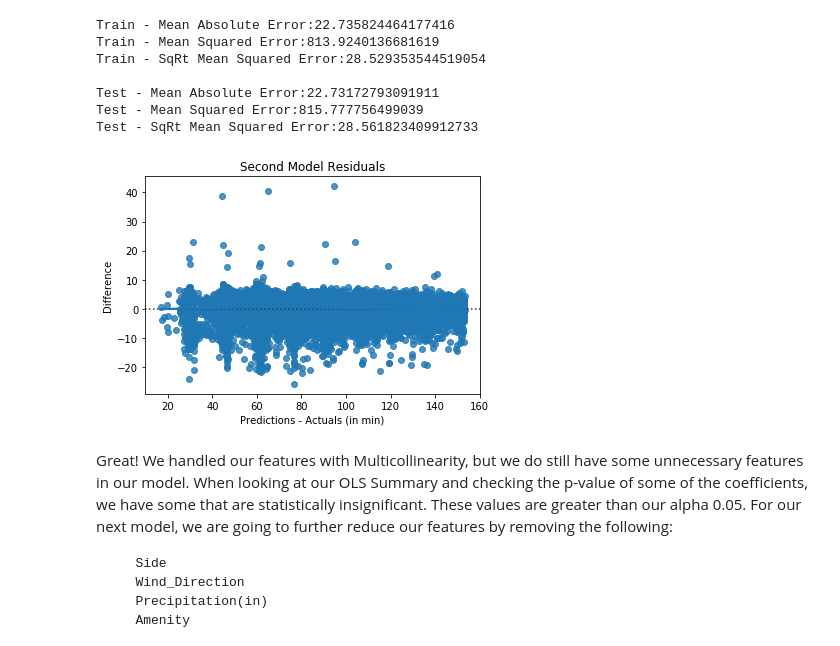
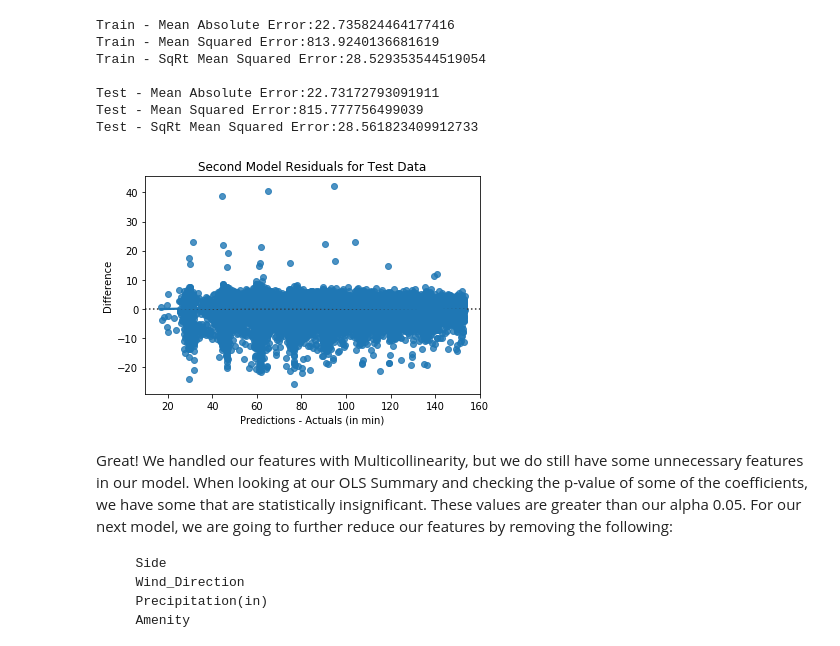
Before and after one commit to mcerow/traffic_times, a Jupyter notebook: Mod2Project - Linear Regression Modeling.ipynb, the cells around one changed output. Saved outputs shown, nothing was run; the diff lists cells and outputs as text; code cells hidden in the pictures.

```diff
--- a/Mod2Project - Linear Regression Modeling.ipynb
+++ b/Mod2Project - Linear Regression Modeling.ipynb
@@ -373,13 +372,13 @@ Test - Mean Absolute Error:22.73172793091911
 Test - Mean Squared Error:815.777756499039
 Test - SqRt Mean Squared Error:28.561823409912733
 # %%
-sns.residplot(y2_test,y2_pred,lowess=True)
-plt.title('Second Model Residuals')
+sns.residplot(y2_test,y2_pred_test,lowess=True)
+plt.title('Second Model Residuals for Test Data')
 plt.xlabel('Predictions - Actuals (in min)')
 plt.ylabel('Difference')
 plt.show()
 # %% [output]
-[figure, old version]
+[figure, new version]
 # %% [markdown]
 Great! We handled our features with Multicollinearity, but we do still have some unnecessary features in our model. When looking at our OLS Summary and checking the p-value of some of the coefficients, we have some that are statistically insignificant. These values are greater than our alpha 0.05. For our next model, we are going to further reduce our features by removing the following:
 
```
Also changed, not shown: parts of 16 cells of this notebook, 1 other file.
